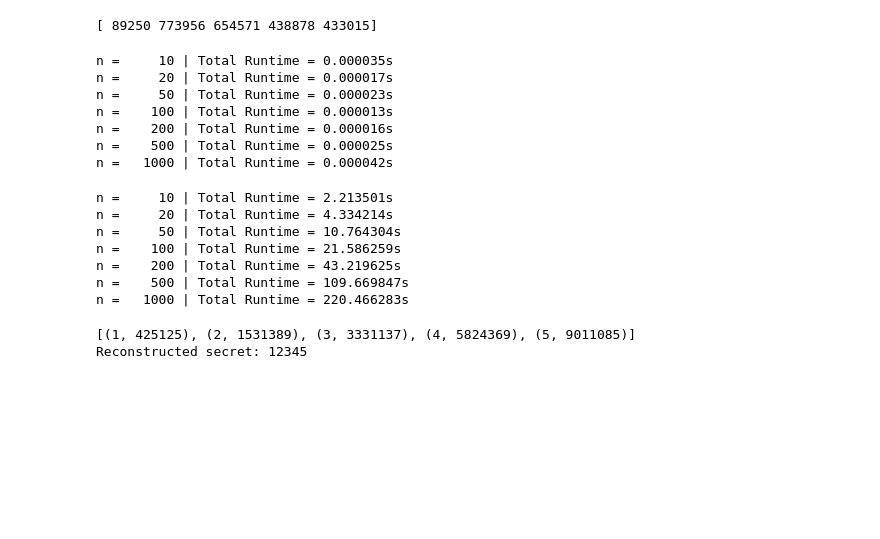
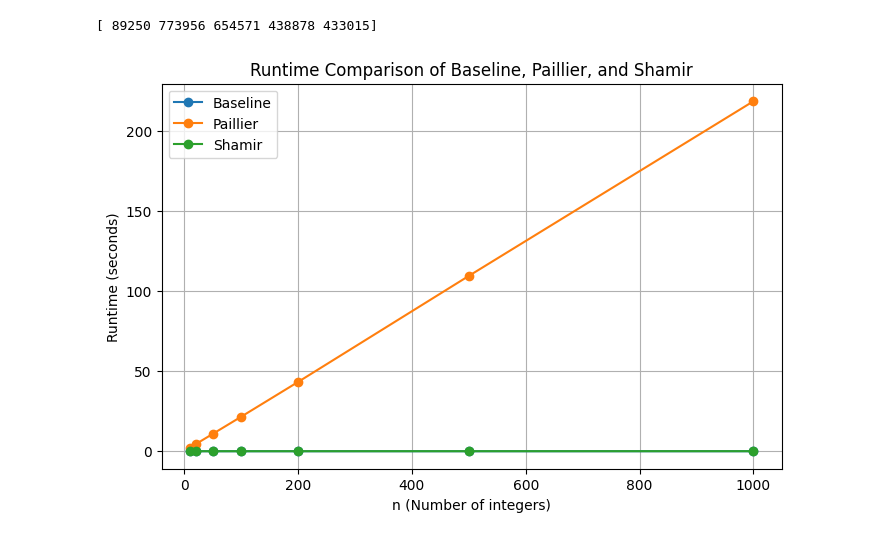
Before and after one commit to bachnguyen234/cs323-project-4, a Jupyter notebook: cs323-project-3.ipynb, the cells around one changed output. Cells and saved outputs as stored; diff of their text form; code cells hidden in the pictures; blank space fills up the shorter version.

```diff
--- a/cs323-project-3.ipynb
+++ b/cs323-project-3.ipynb
@@ -30,17 +29,9 @@ def baseline_mean(n, min_val, max_val):
     return computation_time
 
 n_list = [10, 20, 50, 100, 200, 500, 1000]
-for i in n_list:
-    computation_time = baseline_mean(i, 0, 1000000)
-    print(f"n = {i:6d} | Total Runtime = {computation_time:.6f}s")
+# for i in n_list:
+#     computation_time = baseline_mean(i, 0, 1000000)
+#     print(f"n = {i:4d} | Total Runtime = {computation_time:.6f}s")
-# %% [output]
-n =     10 | Total Runtime = 0.000035s
-n =     20 | Total Runtime = 0.000017s
-n =     50 | Total Runtime = 0.000023s
-n =    100 | Total Runtime = 0.000013s
-n =    200 | Total Runtime = 0.000016s
-n =    500 | Total Runtime = 0.000025s
-n =   1000 | Total Runtime = 0.000042s
 # %%
 public_key, private_key = paillier.generate_paillier_keypair()
 # %%
@@ -60,17 +51,9 @@ def paillier_mean(n, min_val, max_val, public_key, private_key):
 
     return computation_time
 
-for i in n_list:
-    computation_time = paillier_mean(i, 0, 1000000, public_key, private_key)
-    print(f"n = {i:6d} | Total Runtime = {computation_time:.6f}s")
+# for i in n_list:
+#     computation_time = paillier_mean(i, 0, 1000000, public_key, private_key)
+#     print(f"n = {i:4d} | Total Runtime = {computation_time:.6f}s")
-# %% [output]
-n =     10 | Total Runtime = 2.213501s
-n =     20 | Total Runtime = 4.334214s
-n =     50 | Total Runtime = 10.764304s
-n =    100 | Total Runtime = 21.586259s
-n =    200 | Total Runtime = 43.219625s
-n =    500 | Total Runtime = 109.669847s
-n =   1000 | Total Runtime = 220.466283s
 # %%
 def shamir_share_generator(secret, party_count, threshold, min_val, max_val):
     coeffs = [secret] + rng.integers(low = min_val, high = max_val, size = threshold - 1).tolist()
@@ -92,10 +75,7 @@ def shamir_reconstruct_secret(shares, threshold):
 
     return round(secret)
 
-shares = shamir_share_generator(12345, 5, 3, 1, 1000000)
-print(shares)
-secret_reconstructed = shamir_reconstruct_secret(shares, 3)
-print("Reconstructed secret:", secret_reconstructed)
+# shares = shamir_share_generator(12345, 5, 3, 1, 1000000)
+# print(shares)
+# secret_reconstructed = shamir_reconstruct_secret(shares, 3)
+# print("Reconstructed secret:", secret_reconstructed)
-# %% [output]
-[(1, 425125), (2, 1531389), (3, 3331137), (4, 5824369), (5, 9011085)]
-Reconstructed secret: 12345
@@ -101,0 +103,27 @@ Reconstructed secret: 12345
+# %%
+def full_test(n_list, min_val, max_val, public_key, private_key, party_count, threshold):
+    results = []
+    for n in n_list:
+        # Baseline
+        baseline_time = baseline_mean(n, min_val, max_val)
+
+        # Paillier
+        paillier_time = paillier_mean(n, min_val, max_val, public_key, private_key)
+
+        # Shamir
+        shamir_time = shamir_mean(n, min_val, max_val, party_count, threshold)
+
+        results.append({
+            "n": n,
+            "Baseline": baseline_time,
+            "Paillier": paillier_time,
+            "Shamir": shamir_time
+        })
+    df_results = pd.DataFrame(results)
+    return df_results
+
+party_count = 10
+threshold = party_count // 2
+df_results = full_test(n_list, 0, 1000000, public_key, private_key, party_count, threshold)
+# %% [output]
+[figure, added]
```
Also changed, not shown: parts of 4 cells of this notebook.
